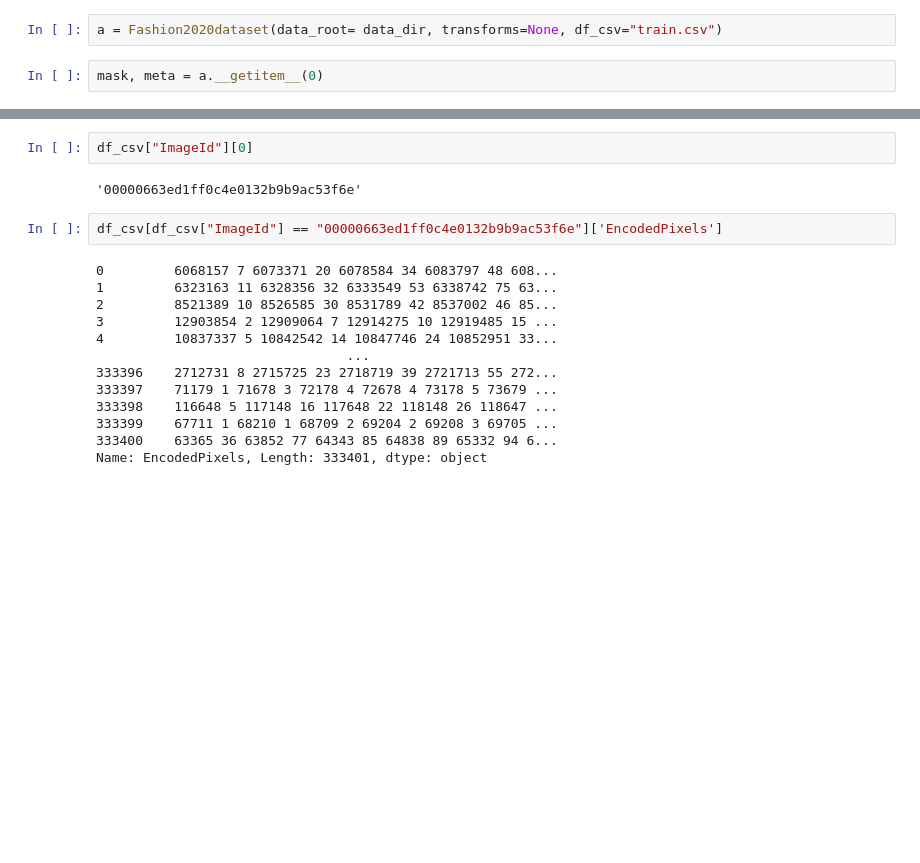
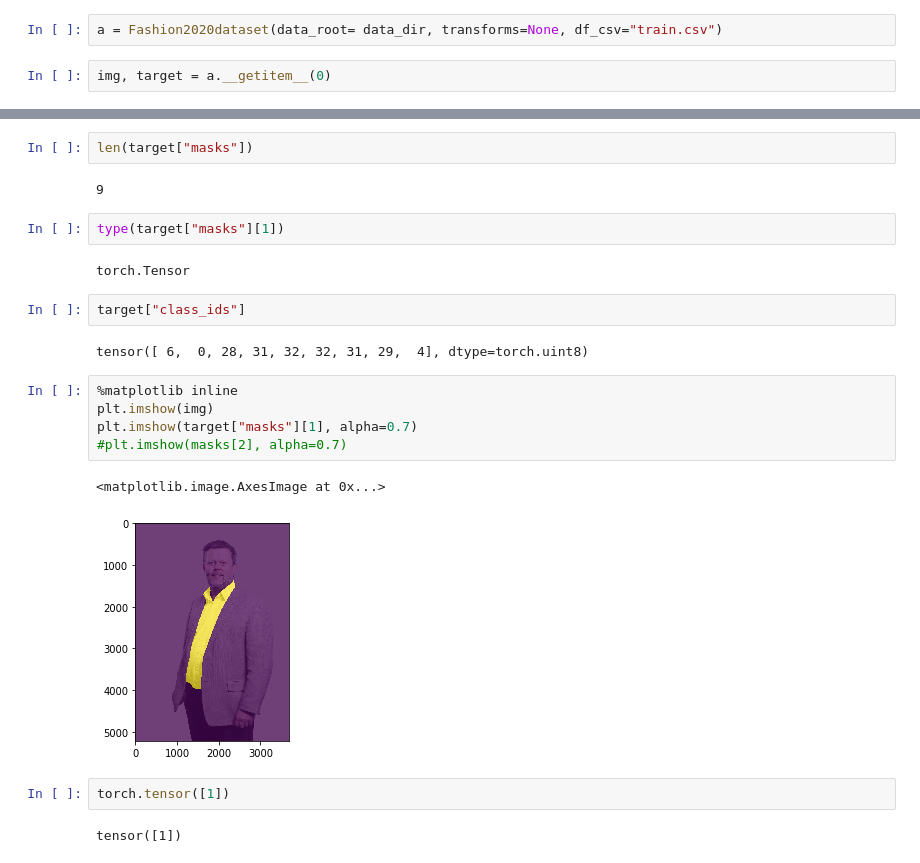
Before and after one commit to DoranLyong/CV2020-project_iMaterialist, a Jupyter notebook: Tutorial.ipynb, the cells around one changed output, grey strips where cells are left out. Cells and saved outputs as stored; diff of their text form; blank space fills up the shorter version.

```diff
--- a/Tutorial.ipynb
+++ b/Tutorial.ipynb
@@ -339,5 +363,5 @@ class Fashion2020dataset(torch.utils.data.Dataset):
 # %%
 a = Fashion2020dataset(data_root= data_dir, transforms=None, df_csv="train.csv")
 # %%
-mask, meta = a.__getitem__(0)
+img, target = a.__getitem__(0)
 # %% [output]
@@ -388,19 +370,24 @@ len(df_csv["ImageId"].unique())
-# %%
-df_csv["ImageId"][0]
-# %% [output]
-'00000663ed1ff0c4e0132b9b9ac53f6e'
-# %%
-df_csv[df_csv["ImageId"] == "00000663ed1ff0c4e0132b9b9ac53f6e"]['EncodedPixels']
-# %% [output]
-0         6068157 7 6073371 20 6078584 34 6083797 48 608...
-1         6323163 11 6328356 32 6333549 53 6338742 75 63...
-2         8521389 10 8526585 30 8531789 42 8537002 46 85...
-3         12903854 2 12909064 7 12914275 10 12919485 15 ...
-4         10837337 5 10842542 14 10847746 24 10852951 33...
-                                ...
-333396    2712731 8 2715725 23 2718719 39 2721713 55 272...
-333397    71179 1 71678 3 72178 4 72678 4 73178 5 73679 ...
-333398    116648 5 117148 16 117648 22 118148 26 118647 ...
-333399    67711 1 68210 1 68709 2 69204 2 69208 3 69705 ...
-333400    63365 36 63852 77 64343 85 64838 89 65332 94 6...
-Name: EncodedPixels, Length: 333401, dtype: object
+# %%
+len(target["masks"])
+# %% [output]
+9
+# %%
+type(target["masks"][1])
+# %% [output]
+torch.Tensor
+# %%
+target["class_ids"]
+# %% [output]
+tensor([ 6,  0, 28, 31, 32, 32, 31, 29,  4], dtype=torch.uint8)
+# %%
+%matplotlib inline
+plt.imshow(img)
+plt.imshow(target["masks"][1], alpha=0.7)
+#plt.imshow(masks[2], alpha=0.7)
+# %% [output]
+<matplotlib.image.AxesImage at 0x...>
+[figure, added]
+# %%
+torch.tensor([1])
+# %% [output]
+tensor([1])
```
Also changed, not shown: parts of 11 cells of this notebook.
